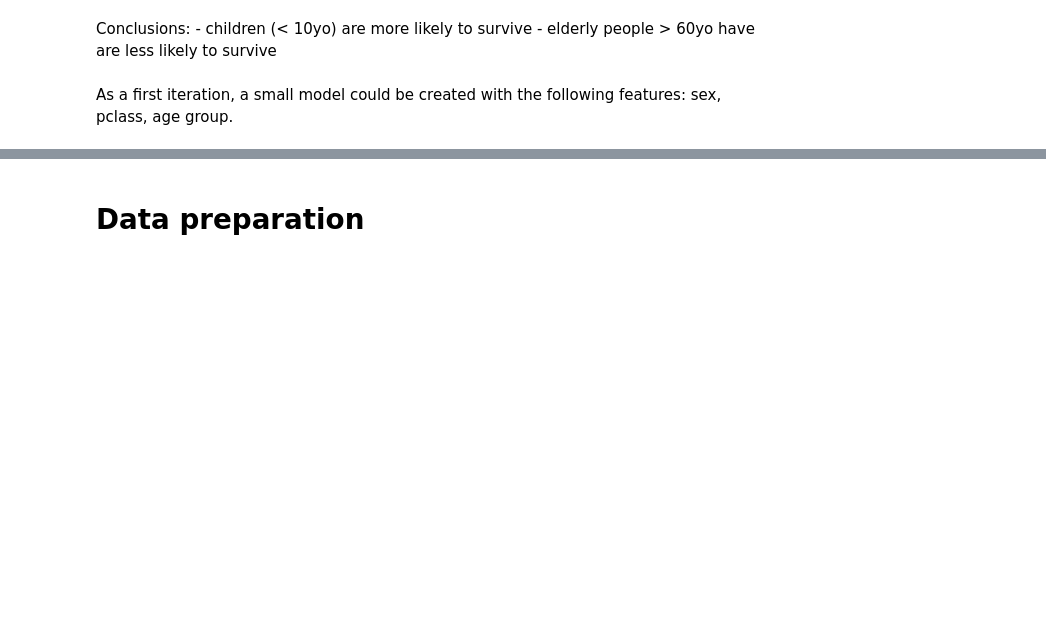
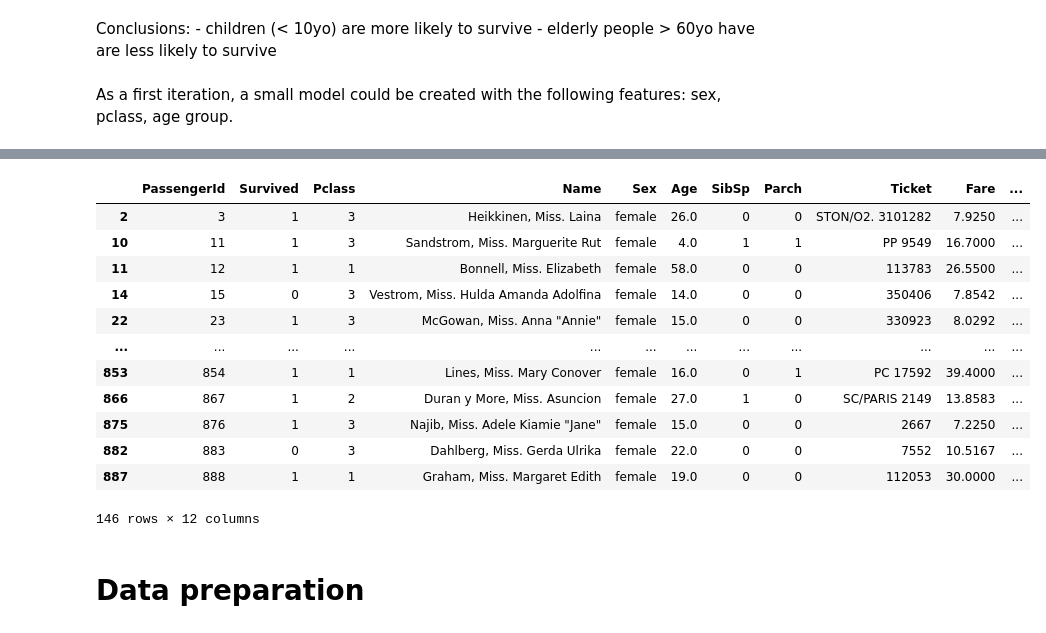
Before and after one commit to tbriot/kaggle-competitions, a Jupyter notebook: titanic.ipynb, the cells around one changed output, grey strips where cells are left out. Saved outputs shown, nothing was run; the diff lists cells and outputs as text; code cells hidden in the pictures; blank space fills up the shorter version.

```diff
--- a/titanic.ipynb
+++ b/titanic.ipynb
@@ -168,3 +174,20 @@ As a first iteration, a small model could be created with the following features
+# %%
+filtered_df = df[df['Name'].str.contains('Miss.', case=False, na=False)].dropna(subset=['Age'])
+filtered_df
+# %% [output]
+|  | PassengerId | Survived | Pclass | Name | Sex | Age | SibSp | Parch | Ticket | Fare | ... |
+| 2 | 3 | 1 | 3 | Heikkinen, Miss. Laina | female | 26.0 | 0 | 0 | STON/O2. 3101282 | 7.9250 | ... |
+| 10 | 11 | 1 | 3 | Sandstrom, Miss. Marguerite Rut | female | 4.0 | 1 | 1 | PP 9549 | 16.7000 | ... |
+| 11 | 12 | 1 | 1 | Bonnell, Miss. Elizabeth | female | 58.0 | 0 | 0 | 113783 | 26.5500 | ... |
+| 14 | 15 | 0 | 3 | Vestrom, Miss. Hulda Amanda Adolfina | female | 14.0 | 0 | 0 | 350406 | 7.8542 | ... |
+| 22 | 23 | 1 | 3 | McGowan, Miss. Anna "Annie" | female | 15.0 | 0 | 0 | 330923 | 8.0292 | ... |
+| ... | ... | ... | ... | ... | ... | ... | ... | ... | ... | ... | ... |
+| 853 | 854 | 1 | 1 | Lines, Miss. Mary Conover | female | 16.0 | 0 | 1 | PC 17592 | 39.4000 | ... |
+| 866 | 867 | 1 | 2 | Duran y More, Miss. Asuncion | female | 27.0 | 1 | 0 | SC/PARIS 2149 | 13.8583 | ... |
+| 875 | 876 | 1 | 3 | Najib, Miss. Adele Kiamie "Jane" | female | 15.0 | 0 | 0 | 2667 | 7.2250 | ... |
+| 882 | 883 | 0 | 3 | Dahlberg, Miss. Gerda Ulrika | female | 22.0 | 0 | 0 | 7552 | 10.5167 | ... |
+| 887 | 888 | 1 | 1 | Graham, Miss. Margaret Edith | female | 19.0 | 0 | 0 | 112053 | 30.0000 | ... |
+146 rows × 12 columns
 # %% [markdown]
 # Data preparation
 # %%
```
Also changed, not shown: parts of 11 cells of this notebook.
